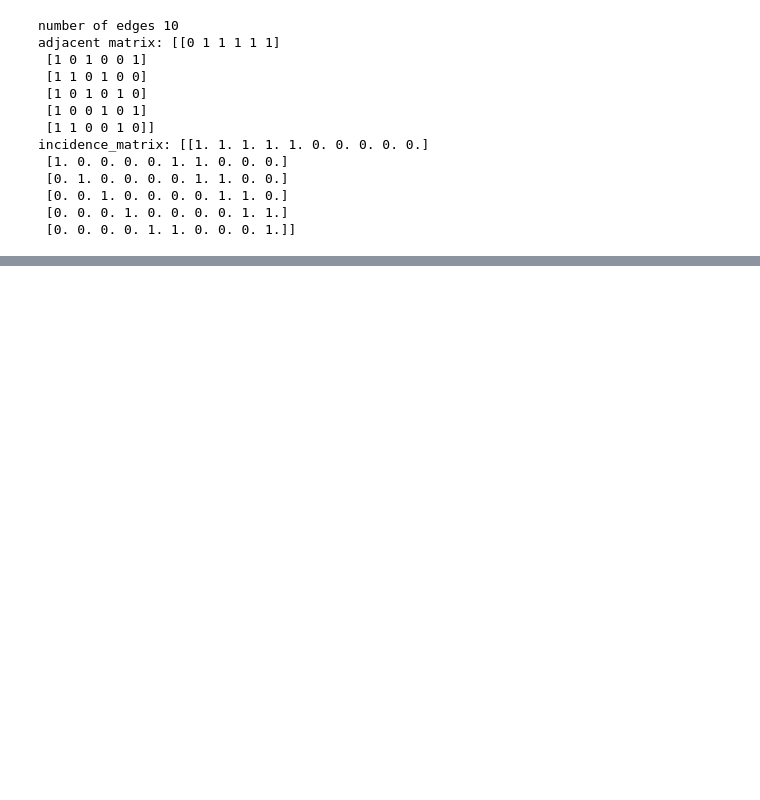
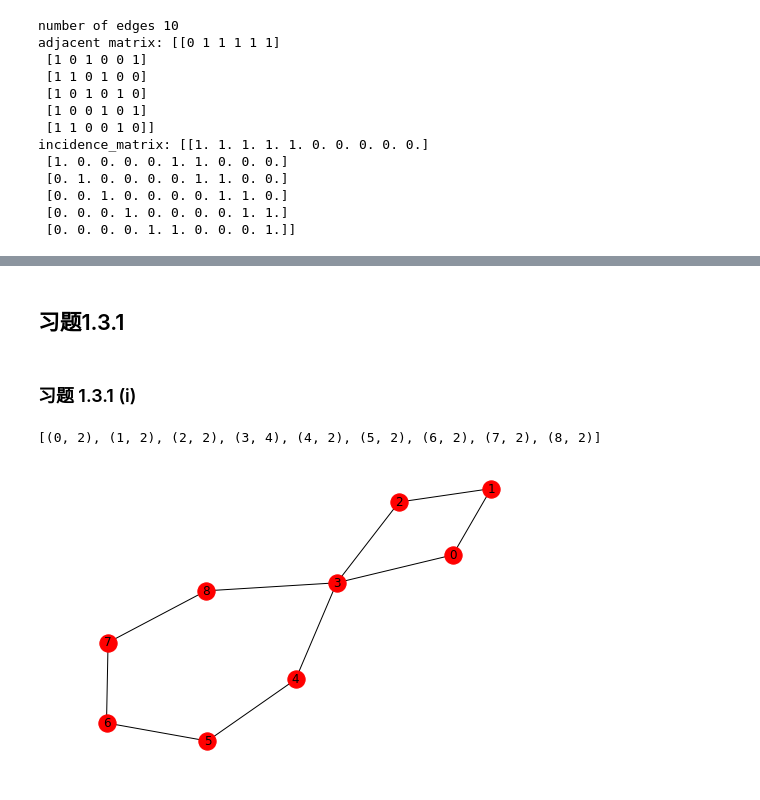
Before and after one commit to karajan1001/A_Beginners_Guide_to_Graph_Theory, a Jupyter notebook: jupyter/chapter1.ipynb, the cells around one changed output, grey strips where cells are left out. Drawn from its saved outputs; the diff is of its cells as text; code cells hidden in the pictures; blank space fills up the shorter version.

```diff
--- a/jupyter/chapter1.ipynb
+++ b/jupyter/chapter1.ipynb
@@ -261,0 +305,14 @@ incidence_matrix: [[1. 1. 1. 1. 1. 0. 0. 0. 0. 0.]
+# %% [markdown]
+## 习题1.3.1
+# %% [markdown]
+### 习题 1.3.1 (i)
+# %%
+G = nx.Graph()
+vertices = list(range(9))
+G.add_nodes_from(vertices)
+G.add_edges_from([(0,1), (1,2), (2,3),(0,3),(3,4),(4,5),(5,6),(6,7),(7,8),(8,3)])
+nx.draw_spring(G, with_labels=True)
+print(G.degree)
+# %% [output]
+[(0, 2), (1, 2), (2, 2), (3, 4), (4, 2), (5, 2), (6, 2), (7, 2), (8, 2)]
+[figure, added]
```
Also changed, not shown: parts of 34 cells of this notebook, 2 other files.
